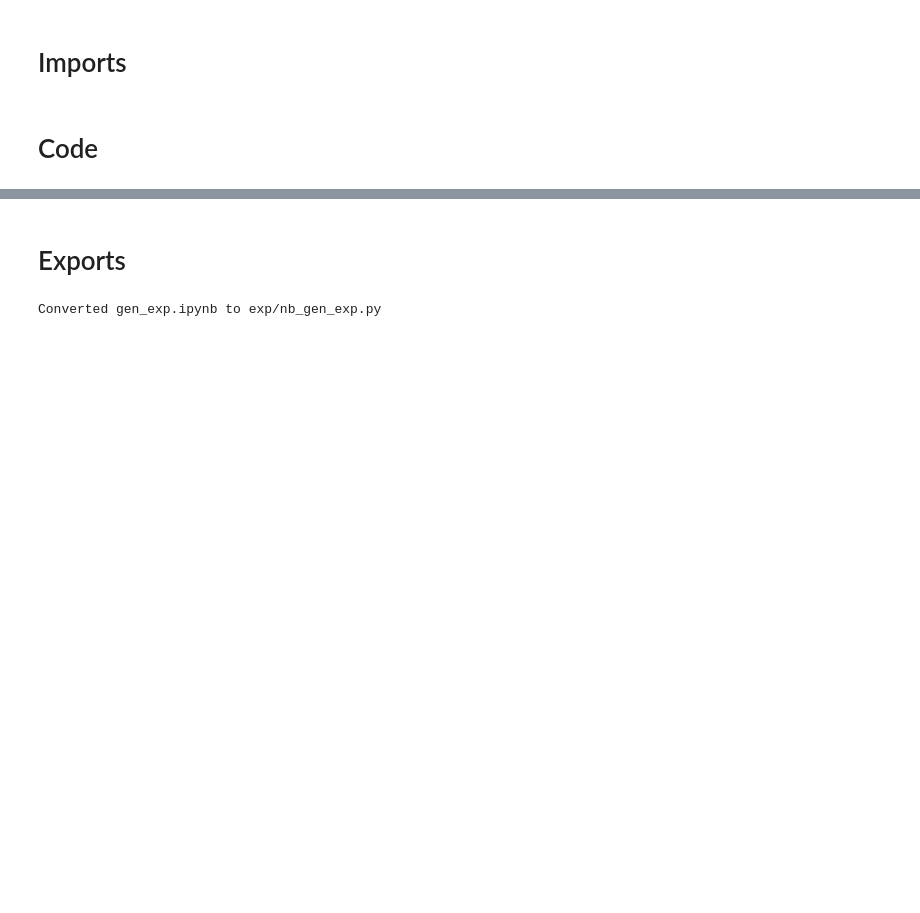
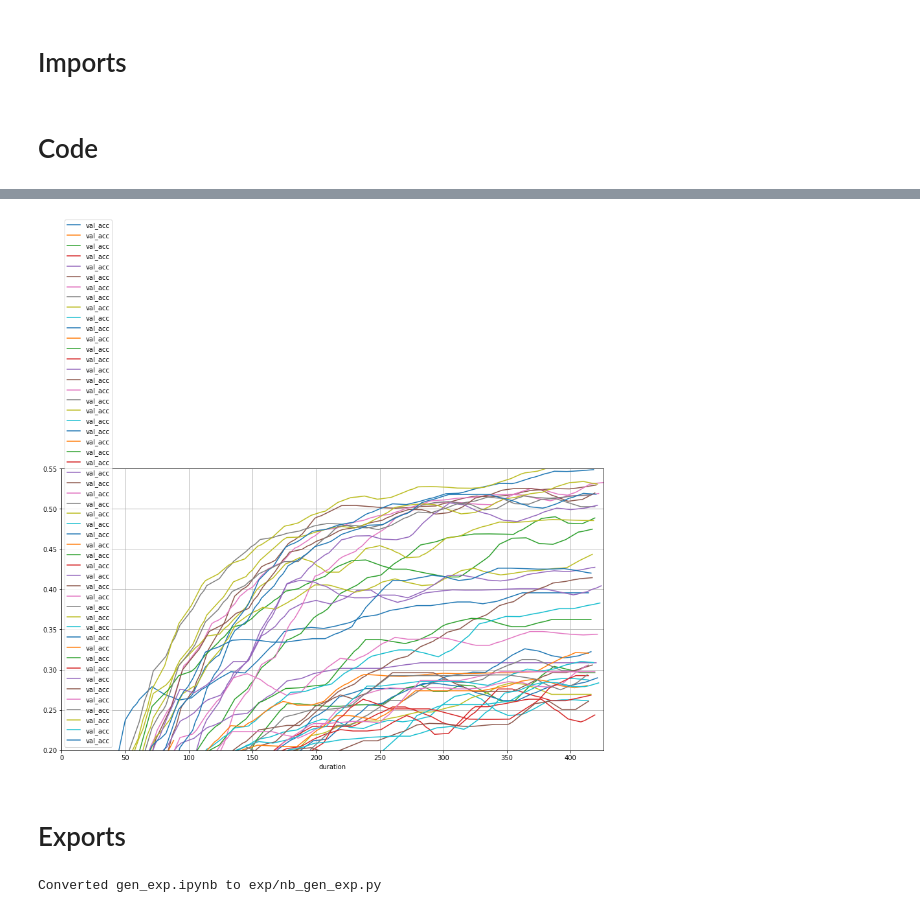
Before and after one commit to bakeryproducts/dHPO, a Jupyter notebook: gen_exp.ipynb, the cells around one changed output, grey strips where cells are left out. Saved outputs shown, nothing was run; the diff lists cells and outputs as text; code cells hidden in the pictures; blank space fills up the shorter version.

```diff
--- a/gen_exp.ipynb
+++ b/gen_exp.ipynb
@@ -158,7 +207,3 @@ df.shape
 # for name in names:
 #     pi = p/name
 #     shutil.rmtree(pi)
-# %%
-r = ((df['crossover_chance'] == 0.9900) & (df['generations']==200))
-s = df[r]['bva']
-s.mean(), s.std()
@@ -205,3 +220,7 @@ fig = px.parallel_coordinates(tdf, color=k,
 fig.show()
 # %% [output]
 [interactive output not drawn]
+# %%
+plot_df = df#[:1]
+#top = df.sort_values(by='bva', ascending=False)[:5]
+#plot_df = pd.concat([plot_df,top])
@@ -208,3 +237,21 @@ fig.show()
+# %%
+rs = bp.exps
+f, a = plt.subplots(1, figsize=(15,8))
+#l_lim, r_lim = 0, 1000
+
+rsp = [r for r in rs if r.name in plot_df.name.values]
+
+[plot_run(r, col='val_acc', ax=a, window=15) for r in rsp]
+
+#a.legend([r.name for r in rsp])
+#axs.legend(['Validation', 'Train'])
+
+#a.set_xticks(np.arange(l_lim, 700, 10))
+#a.set_yticks(np.arange(0.1, .9, 0.05))
+plt.ylim(.2,.55)
+plt.grid()
+# %% [output]
+[figure, added]
 # %% [markdown]
 # Exports
 # %%
```
Also changed, not shown: parts of 14 cells of this notebook, 10 other files.
